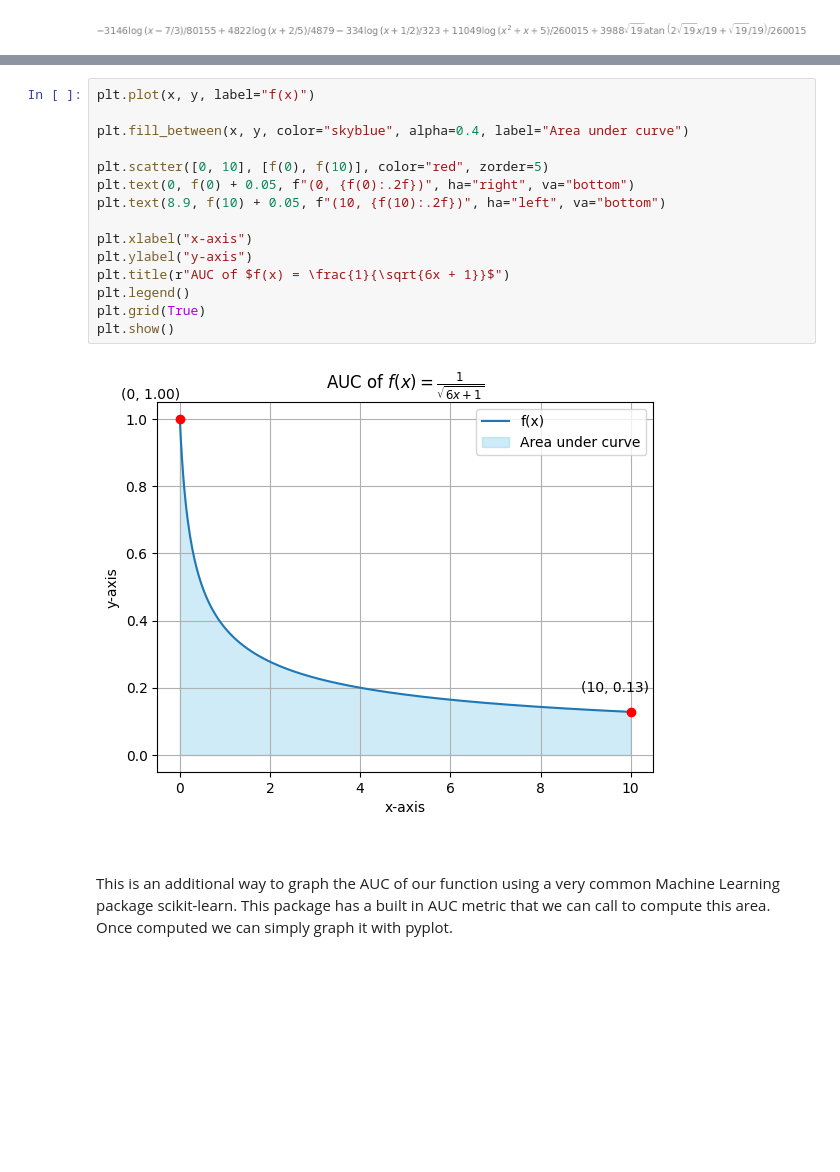
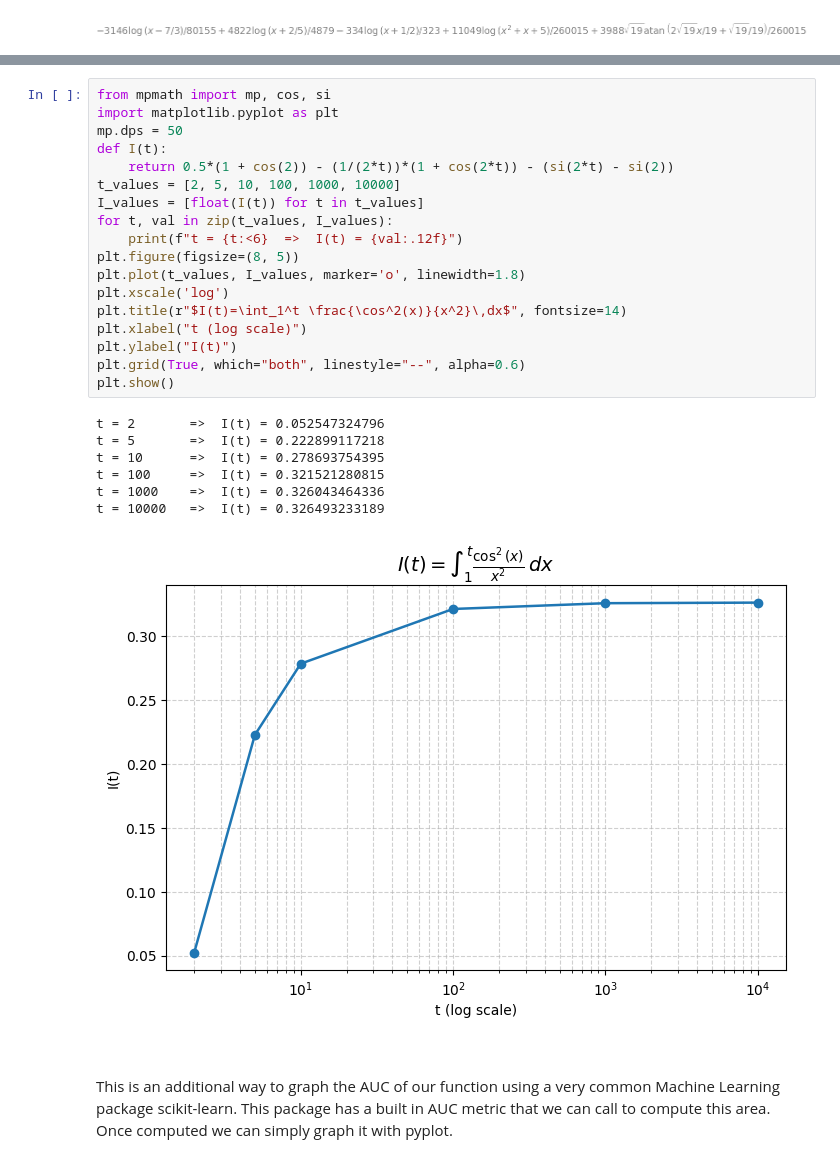
Before and after one commit to Siman73000/Calculus_II_Computer_Labs, a Jupyter notebook: Lab_2/lab_02.ipynb, the cells around one changed output, grey strips where cells are left out. Saved outputs shown, nothing was run; the diff lists cells and outputs as text; blank space fills up the shorter version.

```diff
--- a/Lab_2/lab_02.ipynb
+++ b/Lab_2/lab_02.ipynb
@@ -185,20 +193,29 @@ integral
 # %%
-plt.plot(x, y, label="f(x)")
-
-plt.fill_between(x, y, color="skyblue", alpha=0.4, label="Area under curve")
-
-plt.scatter([0, 10], [f(0), f(10)], color="red", zorder=5)
-plt.text(0, f(0) + 0.05, f"(0, {f(0):.2f})", ha="right", va="bottom")
-plt.text(8.9, f(10) + 0.05, f"(10, {f(10):.2f})", ha="left", va="bottom")
-
-plt.xlabel("x-axis")
-plt.ylabel("y-axis")
-plt.title(r"AUC of $f(x) = \frac{1}{\sqrt{6x + 1}}$")
-plt.legend()
-plt.grid(True)
+from mpmath import mp, cos, si
+import matplotlib.pyplot as plt
+mp.dps = 50
+def I(t):
+    return 0.5*(1 + cos(2)) - (1/(2*t))*(1 + cos(2*t)) - (si(2*t) - si(2))
+t_values = [2, 5, 10, 100, 1000, 10000]
+I_values = [float(I(t)) for t in t_values]
+for t, val in zip(t_values, I_values):
+    print(f"t = {t:<6}  =>  I(t) = {val:.12f}")
+plt.figure(figsize=(8, 5))
+plt.plot(t_values, I_values, marker='o', linewidth=1.8)
+plt.xscale('log')
+plt.title(r"$I(t)=\int_1^t \frac{\cos^2(x)}{x^2}\,dx$", fontsize=14)
+plt.xlabel("t (log scale)")
+plt.ylabel("I(t)")
+plt.grid(True, which="both", linestyle="--", alpha=0.6)
 plt.show()
 # %% [output]
+t = 2       =>  I(t) = 0.052547324796
+t = 5       =>  I(t) = 0.222899117218
+t = 10      =>  I(t) = 0.278693754395
+t = 100     =>  I(t) = 0.321521280815
+t = 1000    =>  I(t) = 0.326043464336
+t = 10000   =>  I(t) = 0.326493233189
-[figure, old version]
+[figure, new version]
 # %% [markdown]
 <div>
     <p style="font-family: 'Courier New', Courier, monospace; margin-top: 2em;">This is an additional way to graph the AUC of our function using a very common Machine Learning package scikit-learn. This package has a built in AUC metric that we can call to compute this area. Once computed we can simply graph it with pyplot.</p>
```
Also changed, not shown: parts of 1 cell of this notebook.
